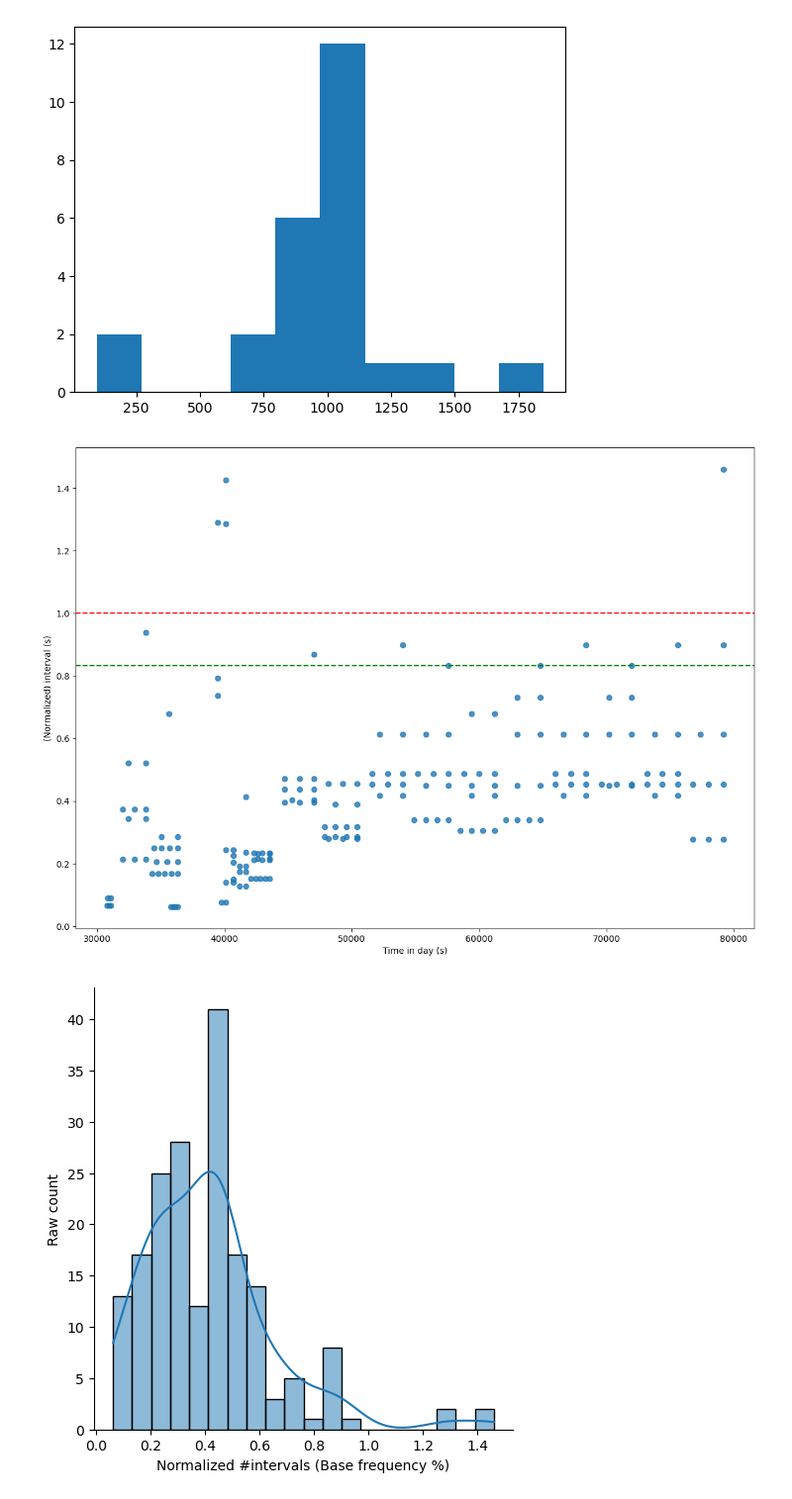
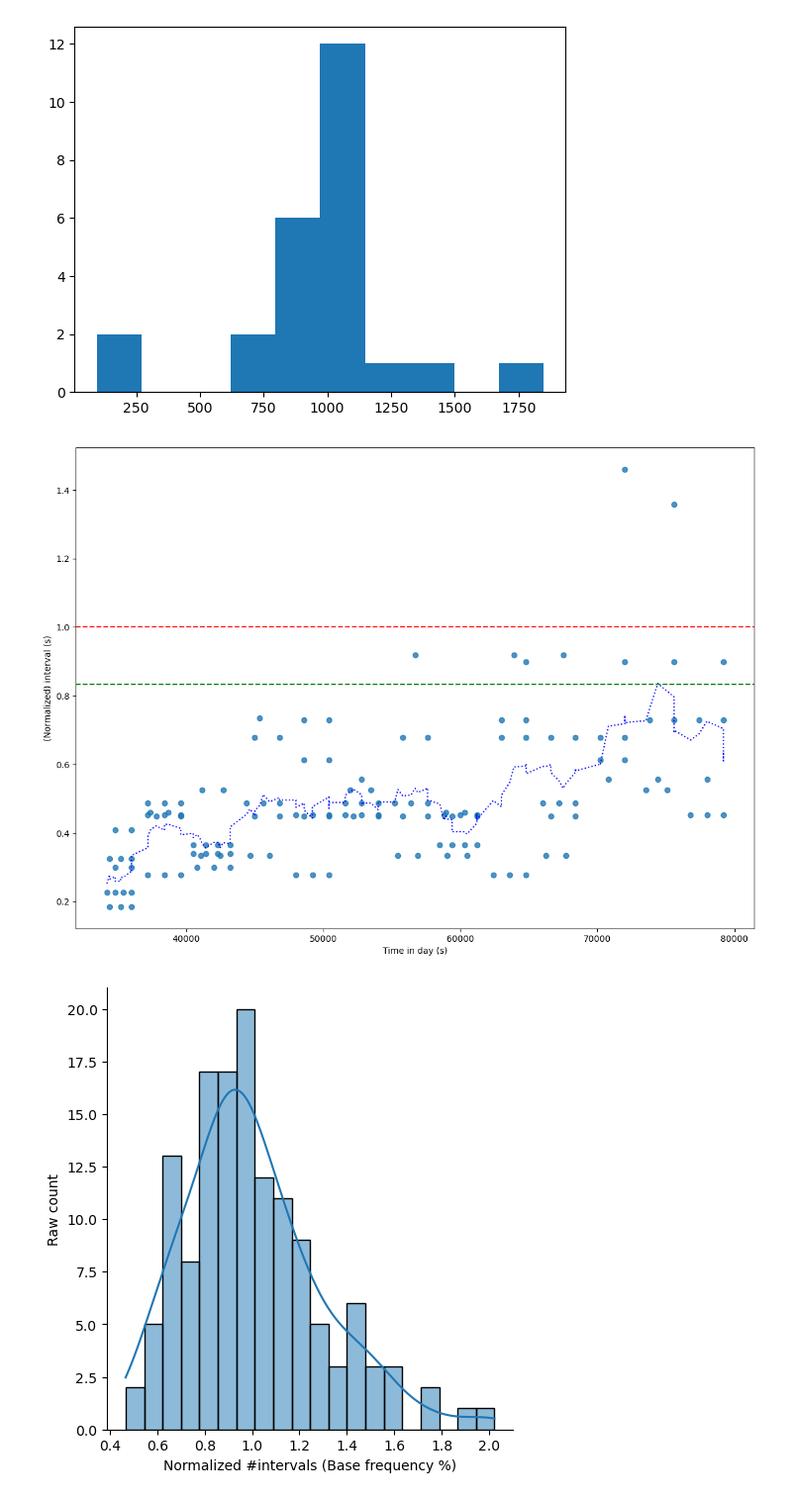
Before and after one commit to betairylia/pokemon-sleep-analysis, a Jupyter notebook: psleep.ipynb, the cells around one changed output. Shown at 99% size. Drawn from its saved outputs; the diff is of its cells as text; code cells hidden in the pictures.

Commit message:
changed ema to a centered time window

```diff
--- a/psleep.ipynb
+++ b/psleep.ipynb
@@ -56,7 +56,8 @@ import numpy as np
 import matplotlib.pyplot as plt
 
 # read csv
-df = pd.read_csv('tetra_psleep_data.csv', header = None)
+# df = pd.read_csv('tetra_psleep_data.csv', header = None)
+df = pd.read_csv('tetra_psleep_aug8.csv', header = None)
 
 time = pd.to_numeric(df[1][3:]).replace(np.nan, 0).values
 
@@ -119,9 +120,30 @@ else:
     p_time = pokemon_help_times[pokemon_id]
     baseline = pokemon_base_freq[pokemon_id]
 # %%
+# Variables: p_time, p_interval, baseline
+
+# Sort accroading to p_time
+p_time, p_interval = zip(*sorted(zip(p_time, p_interval)))
+
+p_interval_ema = np.zeros(len(p_interval))
+
+# Compute an exponential moving average on p_interval -> p_interval_ema array
+# alpha = 0.15
+# p_interval_ema[0] = p_interval[0]
+# for i in range(1, len(p_interval)):
+#     p_interval_ema[i] = p_interval_ema[i - 1] * (1 - alpha) + p_interval[i] * alpha
+
+# Compute average by a centered time window
+w = 5
+for i in range(0, len(p_interval)):
+    s = max(0, i - w)
+    e = i + w
+    p_interval_ema[i] = np.mean(p_interval[s:e])
+
 # Plot
 plt.figure(figsize=(14, 10))
 plt.plot(p_time, p_interval, 'o', alpha = 0.8)
+plt.plot(p_time, p_interval_ema, color = "blue", linestyle=':')
 
 # Plot an horizontal baseline
 plt.axhline(y=baseline, color='r', linestyle='--')
@@ -132,13 +154,13 @@ plt.ylabel('(Normalized) interval (s)')
 
 plt.show()
 # %% [output]
-[figure, old version]
+[figure, new version]
 # %%
 # Histrogram of intervals
 import seaborn as sns
-sns.displot(p_interval, kde=True, rug=False, bins=20)
+sns.displot(p_interval / p_interval_ema, kde=True, rug=False, bins=20)
 plt.xlabel('Normalized #intervals (Base frequency %)')
 plt.ylabel('Raw count')
 plt.show()
 # %% [output]
-[figure, old version]
+[figure, new version]
```
Also changed, not shown: 1 other file.
